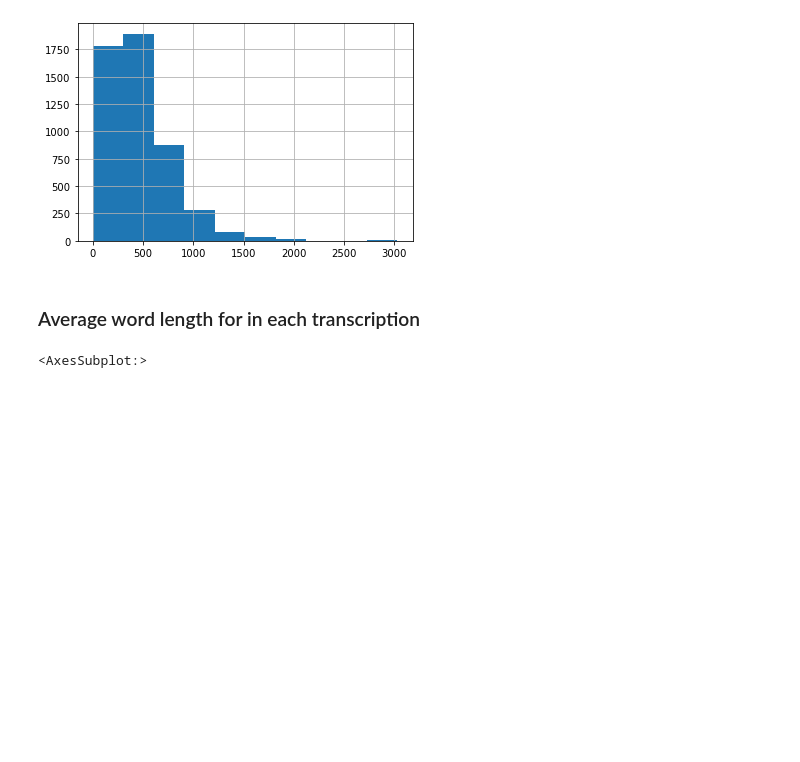
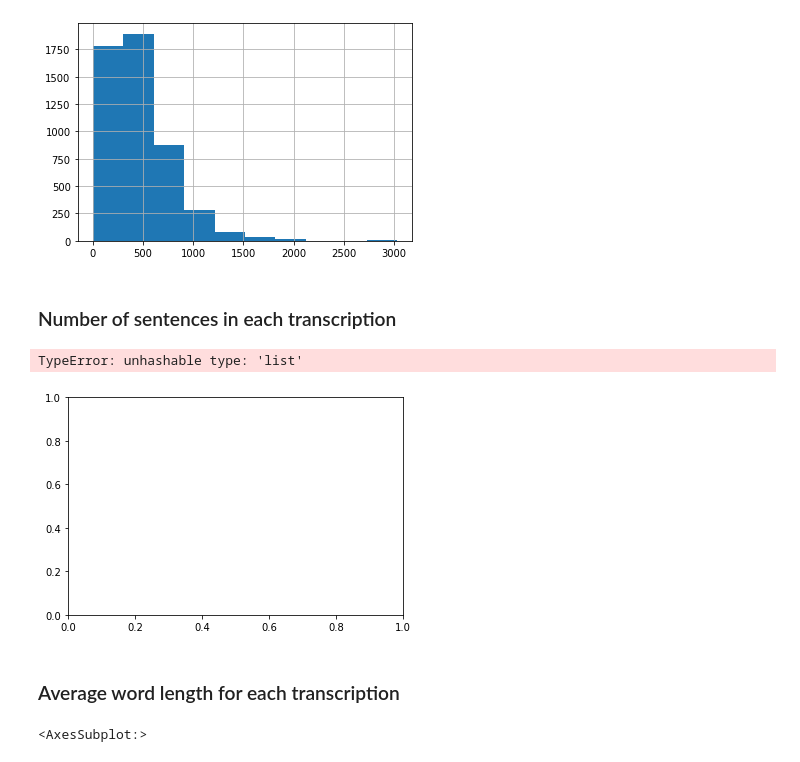
Before and after one commit to freyakuhlman/MedicalTranscriptionClassification, a Jupyter notebook: medical_transcription_data_analysis.ipynb, the cells around one changed output. Cells and saved outputs as stored; diff of their text form; code cells hidden in the pictures; blank space fills up the shorter version.

```diff
--- a/medical_transcription_data_analysis.ipynb
+++ b/medical_transcription_data_analysis.ipynb
@@ -103,8 +103,15 @@ df['transcription'].str.split().map(lambda x: len(x)).hist()
 # %% [output]
 <AxesSubplot:>
 [figure]
+# %% [markdown]
+### Number of sentences in each transcription
+# %%
+df['transcription'].str.split().map(lambda sentence: [i.split(".") for i in sentence]).hist()
+# %% [output]
+TypeError: unhashable type: 'list'
+[figure, added]
 # %% [markdown]
-### Average word length for in each transcription
+### Average word length for each transcription
 # %%
 df['transcription'].str.split().apply(lambda x : [len(i) for i in x]).map(lambda x: np.mean(x)).hist()
 # %% [output]
```
Also changed, not shown: parts of 7 cells of this notebook.
